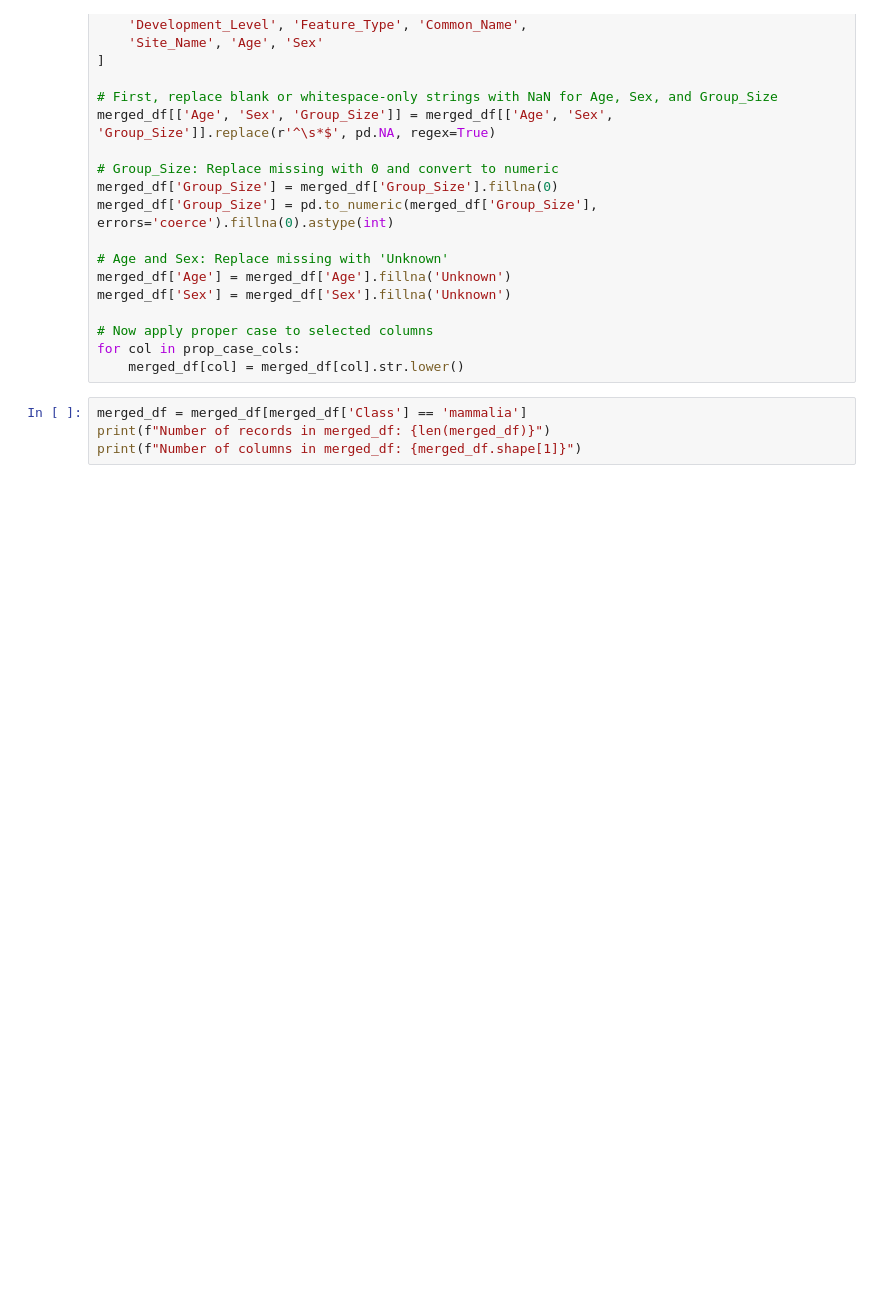
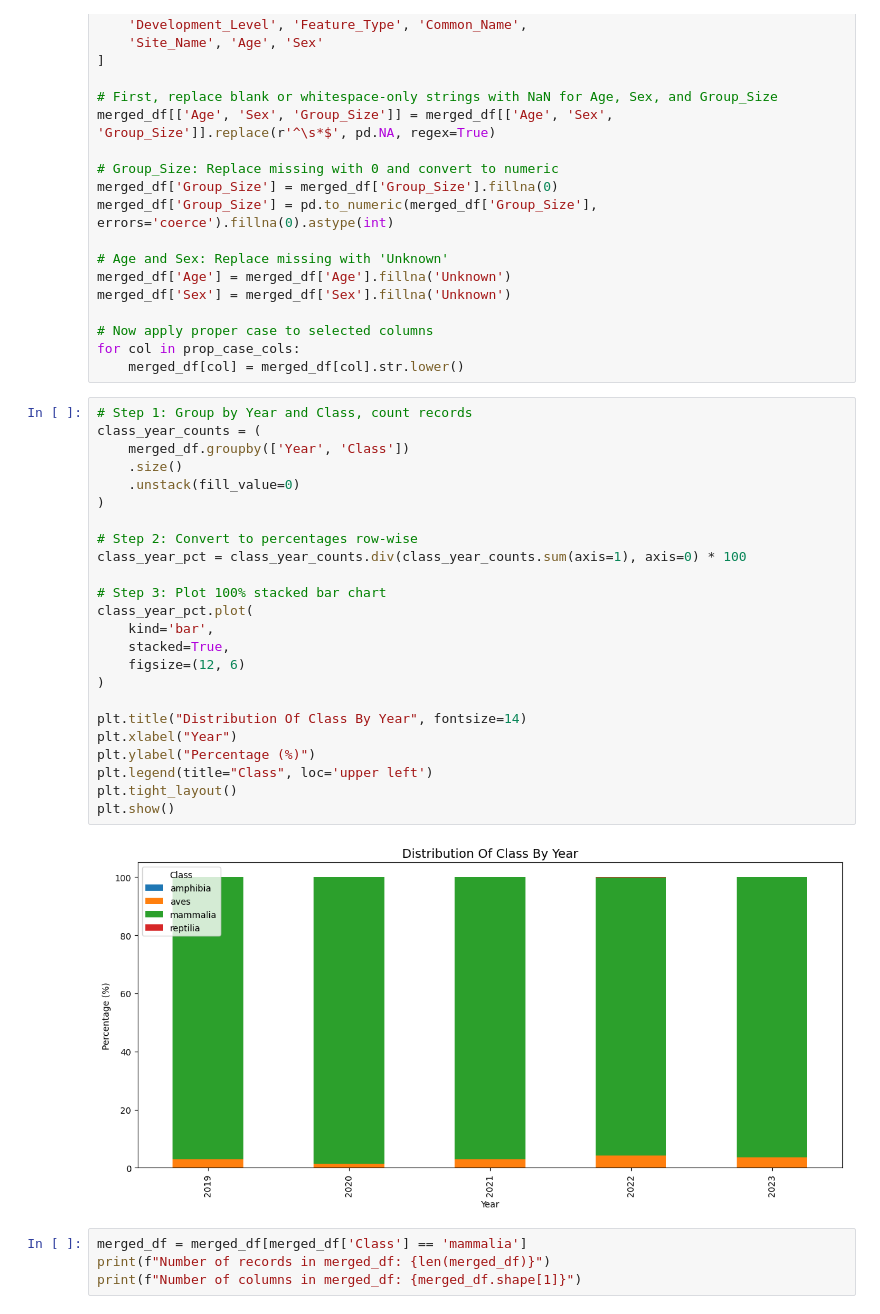
Before and after one commit to sagniksinha/CS8903_HAAG_Spatial_Camera_Trap_Summer2025, a Jupyter notebook: Clustering_final.ipynb, the cells around one changed output. Saved outputs shown, nothing was run; the diff lists cells and outputs as text; blank space fills up the shorter version.

```diff
--- a/Clustering_final.ipynb
+++ b/Clustering_final.ipynb
@@ -113,6 +113,32 @@ merged_df['Sex'] = merged_df['Sex'].fillna('Unknown')
 # Now apply proper case to selected columns
 for col in prop_case_cols:
     merged_df[col] = merged_df[col].str.lower()
+# %%
+# Step 1: Group by Year and Class, count records
+class_year_counts = (
+    merged_df.groupby(['Year', 'Class'])
+    .size()
+    .unstack(fill_value=0)
+)
+
+# Step 2: Convert to percentages row-wise
+class_year_pct = class_year_counts.div(class_year_counts.sum(axis=1), axis=0) * 100
+
+# Step 3: Plot 100% stacked bar chart
+class_year_pct.plot(
+    kind='bar',
+    stacked=True,
+    figsize=(12, 6)
+)
+
+plt.title("Distribution Of Class By Year", fontsize=14)
+plt.xlabel("Year")
+plt.ylabel("Percentage (%)")
+plt.legend(title="Class", loc='upper left')
+plt.tight_layout()
+plt.show()
+# %% [output]
+[figure, added]
 # %%
 merged_df = merged_df[merged_df['Class'] == 'mammalia']
 print(f"Number of records in merged_df: {len(merged_df)}")
```
Also changed, not shown: parts of 2 cells of this notebook, 1 other file.
